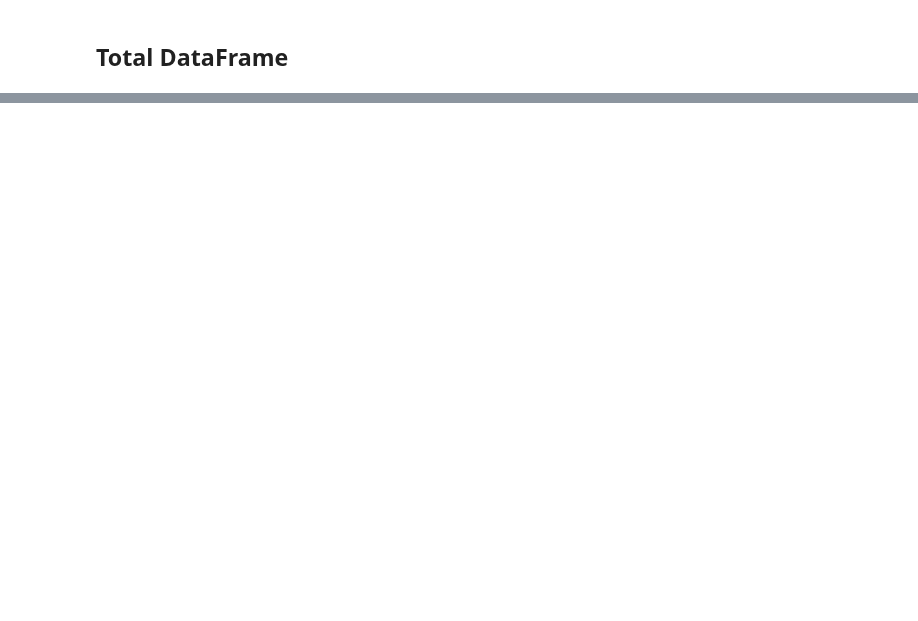
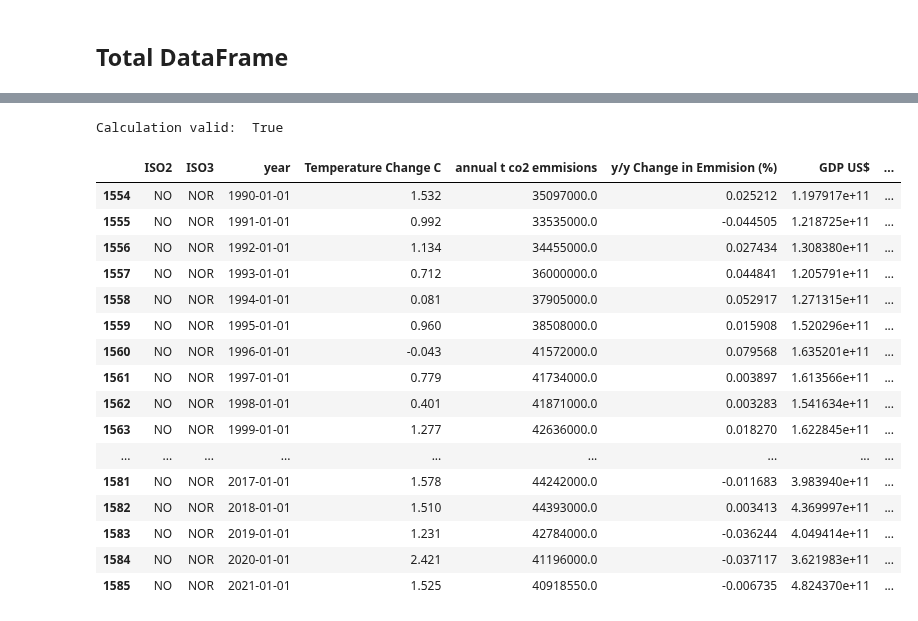
Before and after one commit to TrulsST/VisualAnalytics, a Jupyter notebook: Data_processing.ipynb, the cells around one changed output, grey strips where cells are left out. Saved outputs shown, nothing was run; the diff lists cells and outputs as text; code cells hidden in the pictures; blank space fills up the shorter version.

```diff
--- a/Data_processing.ipynb
+++ b/Data_processing.ipynb
@@ -242,0 +253,10 @@ EVs refers to all electric vehicles (BEVs + PHEVs).
+# %%
+df_ev_share = pd.read_csv("data/IEA-EV-dataEV sales shareCarsHistorical.csv")
+df_ev_share
+df_ev_share = df_ev_share[['region', 'year', 'value']]
+# Make all values in percent (*0.01)
+df_ev_share['value'] = df_ev_share['value'] * 0.01
+df_ev_share = df_ev_share[df_ev_share['region'].isin(eu_names)]
+df_ev_share['region'].replace(name_iso, inplace = True)
+df_ev_share.rename(columns = {"region" : "ISO2", "value" : "EV sales share"}, inplace = True)
+df_ev_share
@@ -394,7 +428,7 @@ for frame in dfs:
     df_main = df_main.merge(frame, left_on=['ISO3','year'], right_on = ['ISO3', 'year'], how = 'left')
 
 # Merge EV-files on ISO2
-dfs = [df_phev_sales, df_bev_sales, df_ev_chargingP]
+dfs = [df_phev_sales, df_bev_sales, df_ev_chargingP, df_ev_share]
 for frame in dfs:
     df_main = df_main.merge(frame, left_on=['ISO2','year'], right_on = ['ISO2', 'year'], how = 'left')
 
@@ -416,8 +450,8 @@ print("Rest have all years included")
 
 #f = df_main[df_main['country'] == 'United Kingdom']["annual t co2 emmisions"]
 #f
-f = df_main[df_main['country'] == 'Germany']["annual t co2 emmisions"]
-df_main
+f = df_main[df_main['ISO3'] == 'NOR']["annual t co2 emmisions"]
+f
 # %% [output]
 Rest have all years included
 Number of countries before:  True
@@ -568,0 +583,44 @@ df_total
+# %%
+# Construct change since 1990 for all countries annual emission
+import numpy as np
+dfs = df_main.groupby(by="ISO3")
+firsts = dfs['annual t co2 emmisions'].first()
+
+
+# Calculating emission change since 1990 for all countries in dataset
+ds = df_main.groupby('ISO3')['annual t co2 emmisions'].apply(lambda x: x.div(x.iloc[0]).subtract(1))
+df_main['emission change since 1990'] = ds
+
+# TEst to see if calculation above is accurate
+first = df_main[df_main['ISO3'] == "NOR"]['annual t co2 emmisions'].tolist()[0]
+rest = np.array(df_main[df_main['ISO3'] == "NOR"]['annual t co2 emmisions'].tolist())
+
+test = (rest-first)/first
+calc = np.array(df_main[df_main['ISO3'] == "NOR"]['emission change since 1990'].tolist())
+
+test = [round(c, 5) for c in test]
+calc = [round(c, 5) for c in calc]
+
+print("Calculation valid: ", test == calc)
+df_main[df_main['ISO3'] == "NOR"]
+35097000.0
+40918550.0
+# %% [output]
+Calculation valid:  True
+|  | ISO2 | ISO3 | year | Temperature Change C | annual t co2 emmisions | y/y Change in Emmision (%) | GDP US$ | ... |
+| 1554 | NO | NOR | 1990-01-01 | 1.532 | 35097000.0 | 0.025212 | 1.197917e+11 | ... |
+| 1555 | NO | NOR | 1991-01-01 | 0.992 | 33535000.0 | -0.044505 | 1.218725e+11 | ... |
+| 1556 | NO | NOR | 1992-01-01 | 1.134 | 34455000.0 | 0.027434 | 1.308380e+11 | ... |
+| 1557 | NO | NOR | 1993-01-01 | 0.712 | 36000000.0 | 0.044841 | 1.205791e+11 | ... |
+| 1558 | NO | NOR | 1994-01-01 | 0.081 | 37905000.0 | 0.052917 | 1.271315e+11 | ... |
+| 1559 | NO | NOR | 1995-01-01 | 0.960 | 38508000.0 | 0.015908 | 1.520296e+11 | ... |
+| 1560 | NO | NOR | 1996-01-01 | -0.043 | 41572000.0 | 0.079568 | 1.635201e+11 | ... |
+| 1561 | NO | NOR | 1997-01-01 | 0.779 | 41734000.0 | 0.003897 | 1.613566e+11 | ... |
+| 1562 | NO | NOR | 1998-01-01 | 0.401 | 41871000.0 | 0.003283 | 1.541634e+11 | ... |
+| 1563 | NO | NOR | 1999-01-01 | 1.277 | 42636000.0 | 0.018270 | 1.622845e+11 | ... |
+| ... | ... | ... | ... | ... | ... | ... | ... | ... |
+| 1581 | NO | NOR | 2017-01-01 | 1.578 | 44242000.0 | -0.011683 | 3.983940e+11 | ... |
+| 1582 | NO | NOR | 2018-01-01 | 1.510 | 44393000.0 | 0.003413 | 4.369997e+11 | ... |
+| 1583 | NO | NOR | 2019-01-01 | 1.231 | 42784000.0 | -0.036244 | 4.049414e+11 | ... |
+| 1584 | NO | NOR | 2020-01-01 | 2.421 | 41196000.0 | -0.037117 | 3.621983e+11 | ... |
+| 1585 | NO | NOR | 2021-01-01 | 1.525 | 40918550.0 | -0.006735 | 4.824370e+11 | ... |
```
Also changed, not shown: parts of 14 cells of this notebook, 7 other files.
